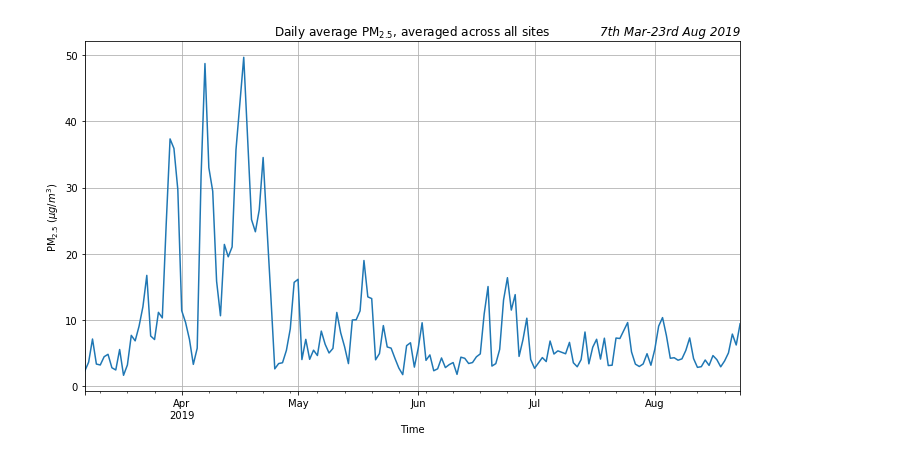
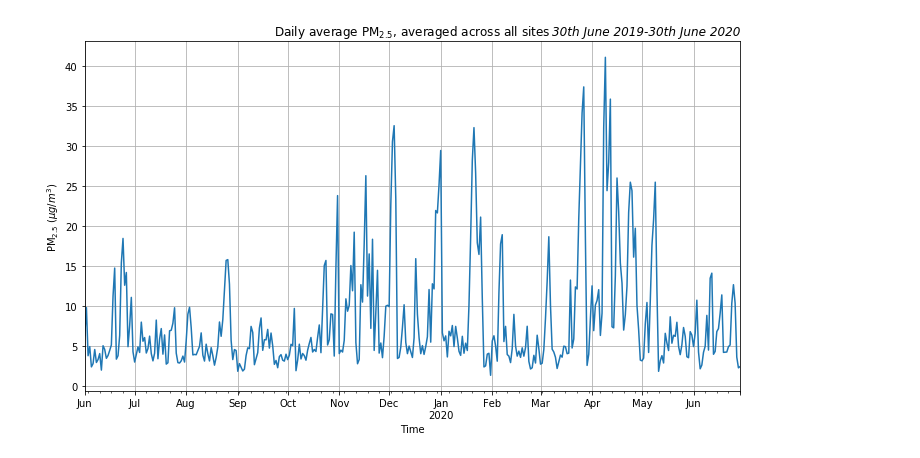
Before and after one commit to robintw/Breathing-Spaces-code, a Jupyter notebook: Plot Average Across Sites.ipynb, the cells around one changed output. Cells and saved outputs as stored; diff of their text form; code cells hidden in the pictures.

Commit message:
Added analysis with new data from Flo provided in July 2020

```diff
--- a/Plot Average Across Sites.ipynb
+++ b/Plot Average Across Sites.ipynb
@@ -8,3 +8,3 @@ from get_aq_data import get_flo_data, ID_to_name
 # %%
-data, hourly_mean, daily_mean = get_flo_data()
+data, hourly_mean, daily_mean = get_flo_data_new()
 # %%
@@ -14,12 +14,11 @@ Timestamp('2019-03-07 00:00:00')
 # %%
-daily_mean.mean(axis=1).plot(figsize=(10,6))
-#plt.grid(axis='both', which='minor')
+daily_mean['2019-06-01':'2020-06-30'].mean(axis=1).plot(figsize=(10,6))
 plt.grid(axis='both', which='major')
 plt.xlabel('Time')
 plt.ylabel(r'$\mathrm{PM}_{2.5}$ ($\mu g / m^3$)')
-plt.title('7th Mar-23rd Aug 2019', loc='right', fontstyle='italic')
+plt.title('30th June 2019-30th June 2020', loc='right', fontstyle='italic')
 plt.title('Daily average $\mathrm{PM}_{2.5}$, averaged across all sites')
 plt.tight_layout()
-plt.savefig('graphs/AllSiteMean.png', dpi=300)
+plt.savefig('graphs2020/AllSiteMean_OneYear.png', dpi=300)
 # %% [output]
-[figure, old version]
+[figure, new version]
```
Also changed, not shown: parts of 2 cells of this notebook, 7 other files.
